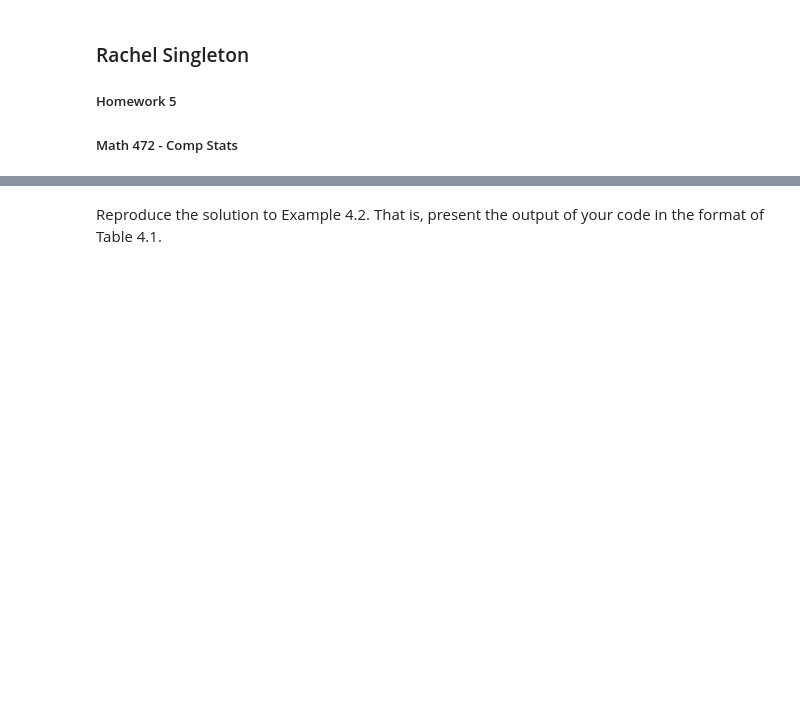
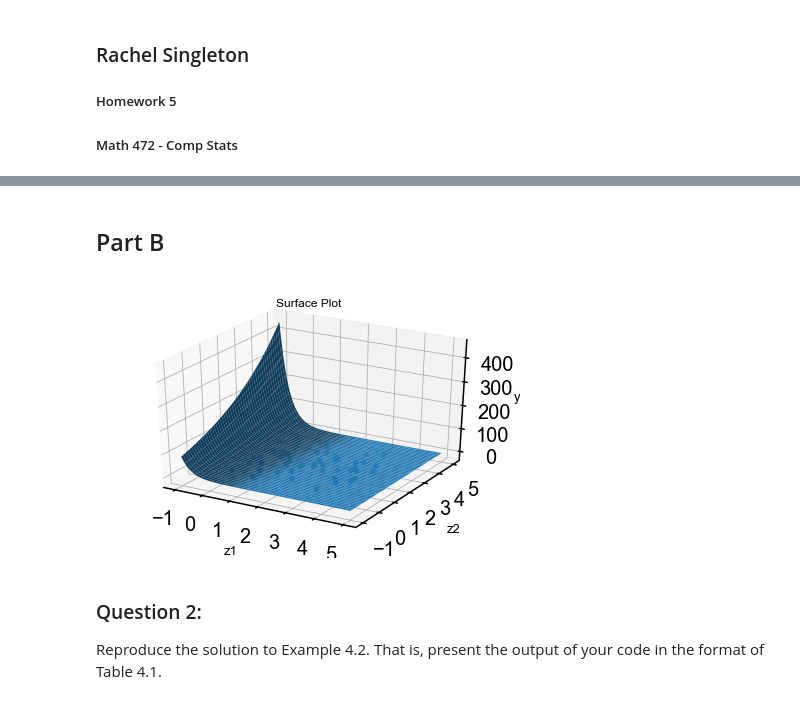
Before and after one commit to rachelsingleton/Math472, a Jupyter notebook: Singleton_HW5.ipynb, the cells around one changed output, grey strips where cells are left out. Saved outputs shown, nothing was run; the diff lists cells and outputs as text; code cells hidden in the pictures; blank space fills up the shorter version.

```diff
--- a/Singleton_HW5.ipynb
+++ b/Singleton_HW5.ipynb
@@ -5,3 +85,49 @@
+# %% [markdown]
+## Part B
+# %%
+from matplotlib import cm
+from mpl_toolkits.mplot3d import Axes3D
+import matplotlib
+from matplotlib import pyplot as plt
+%matplotlib inline
+
+def plot_function(z1,z2):
+    theta0 = theta0s[-1]
+    theta1 = theta1s[-1]
+    theta2 = theta2s[-1]
+    return theta0*np.exp(-theta1*z1-theta2*z2)
+
+z1s = np.linspace(-1, 5, 400)
+z2s = np.linspace(-1, 5, 400)
+
+Z1, Z2 = np.meshgrid(z1s, z2s)
+Zmesh = np.zeros((Z1.shape[0],Z2.shape[0]))
+
+for i in range(Z1.shape[0]):
+    for j in range(Z2.shape[0]):
+        zz1 = Z1[i,j]; zz2 = Z2[i,j]
+        Zmesh[i,j]=plot_function(zz1,zz2)
+
+fig = plt.figure()
+ax = fig.gca(projection='3d')
+surf = ax.plot_surface(Z1, Z2, Zmesh)
+
+ax.scatter3D(z1,z2,y)
+
+matplotlib.rc('xtick', labelsize=13)
+matplotlib.rc('ytick', labelsize=13)
+ax.set_zlabel('y',fontsize=13)
+ax.set_xlabel('z1',fontsize=13)
+ax.set_ylabel('z2',fontsize=13)
+ax.yaxis.labelpad=18
+ax.xaxis.labelpad=18
+ax.zaxis.labelpad=10
+plt.tight_layout()
+plt.title("Surface Plot")
+plt.show()
+# %% [output]
+[figure, added]
 # %% [markdown]
+### Question 2:
 Reproduce the solution to Example 4.2. That is, present the output of your code in the format of Table 4.1.
 # %%
```
Also changed, not shown: parts of 4 cells of this notebook, 1 other file.
